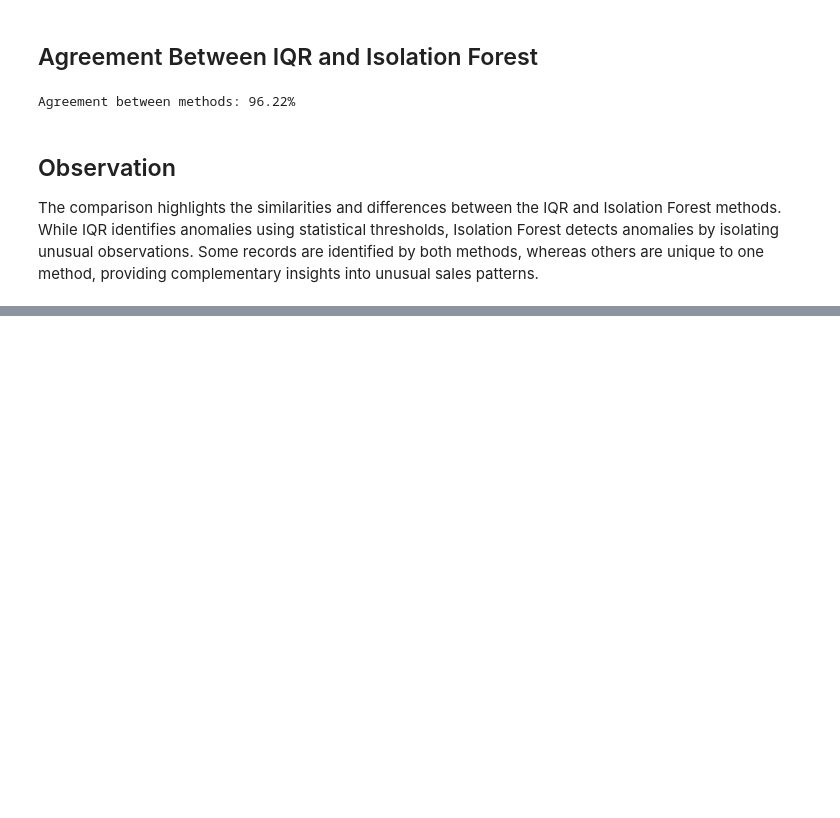
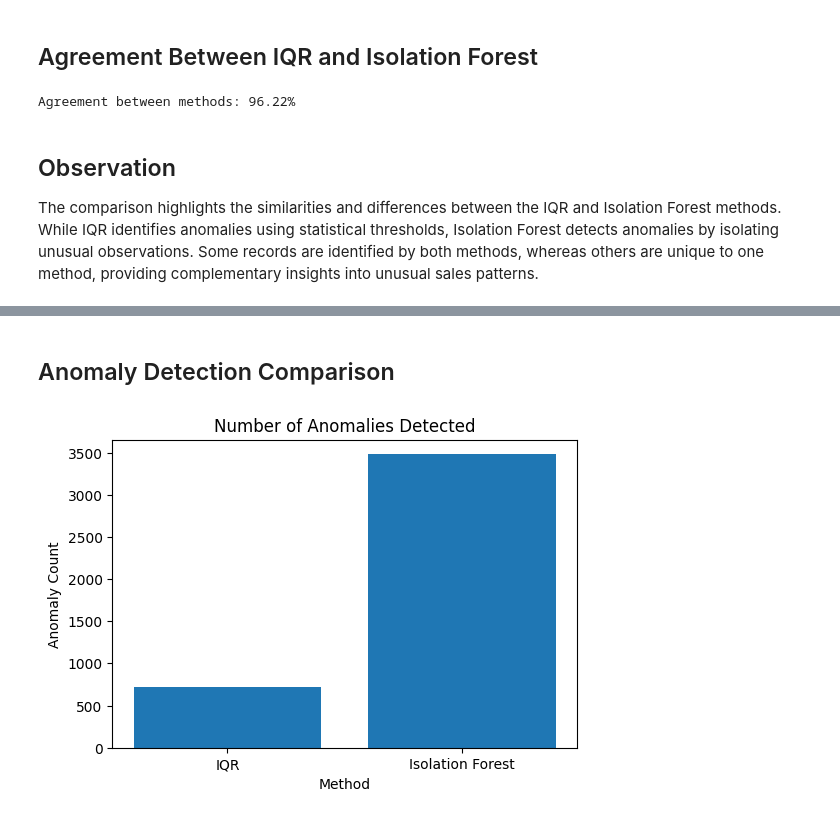
Before and after one commit to dharani-malla/Supply-Chain-Analytics-Demand-Forecasting-Anamoly-Detection, a Jupyter notebook: Week2_IQR_IsolationForest.ipynb, the cells around one changed output, grey strips where cells are left out. Drawn from its saved outputs; the diff is of its cells as text; code cells hidden in the pictures; blank space fills up the shorter version.

```diff
--- a/Week2_IQR_IsolationForest.ipynb
+++ b/Week2_IQR_IsolationForest.ipynb
@@ -397,0 +414,20 @@ The comparison highlights the similarities and differences between the IQR and I
+# %% [markdown]
+## Anomaly Detection Comparison
+# %%
+import matplotlib.pyplot as plt
+
+counts = [
+    comparison["IQR_Anomaly"].sum(),
+    comparison["IsolationForest_Anomaly"].sum()
+]
+
+methods = ["IQR", "Isolation Forest"]
+
+plt.figure(figsize=(6,4))
+plt.bar(methods, counts)
+plt.title("Number of Anomalies Detected")
+plt.xlabel("Method")
+plt.ylabel("Anomaly Count")
+plt.show()
+# %% [output]
+[figure, added]
```
Also changed, not shown: parts of 11 cells of this notebook, 2 other files.
